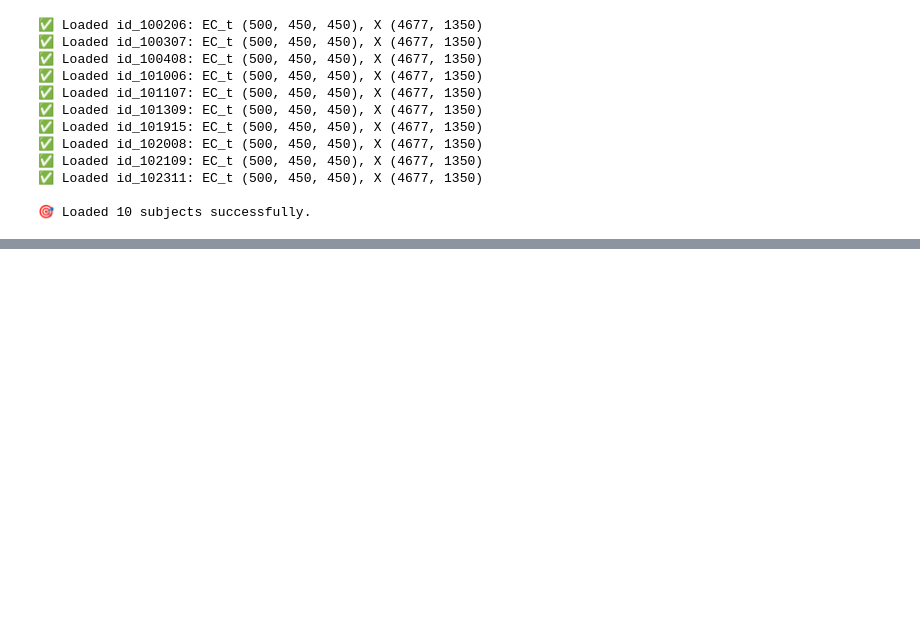
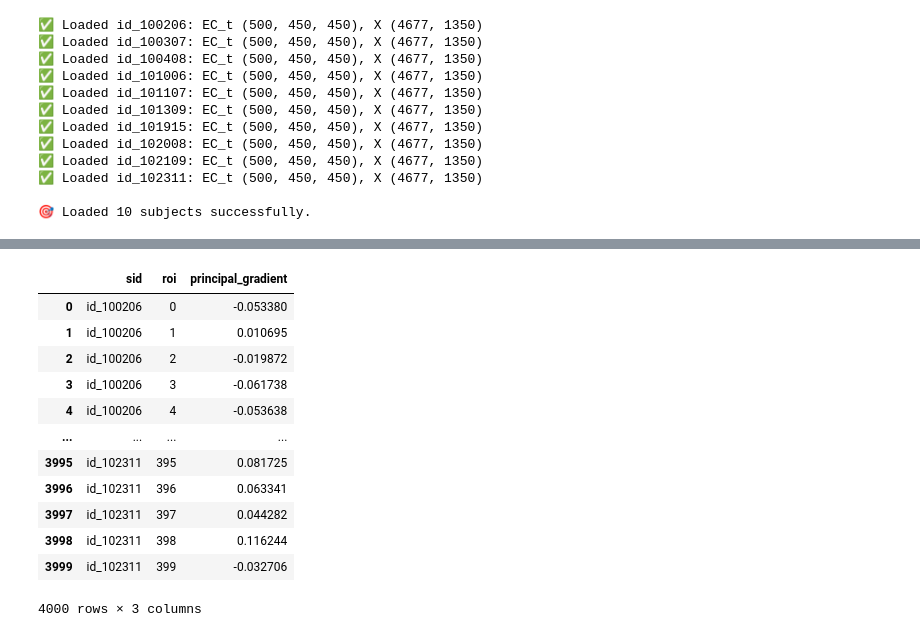
Before and after one commit to grabuffo/BrainStim_ANN_fMRI_HCP, a Jupyter notebook: notebooks/Make_dataframe.ipynb, the cells around one changed output, grey strips where cells are left out. Cells and saved outputs as stored; diff of their text form; code cells hidden in the pictures; blank space fills up the shorter version.

```diff
--- a/notebooks/Make_dataframe.ipynb
+++ b/notebooks/Make_dataframe.ipynb
@@ -207,3 +264,19 @@ df = df.merge(grad_df, on=["sid", "roi"], how="left")
+# %%
+grad_df
+# %% [output]
+|  | sid | roi | principal_gradient |
+| 0 | id_100206 | 0 | -0.053380 |
+| 1 | id_100206 | 1 | 0.010695 |
+| 2 | id_100206 | 2 | -0.019872 |
+| 3 | id_100206 | 3 | -0.061738 |
+| 4 | id_100206 | 4 | -0.053638 |
+| ... | ... | ... | ... |
+| 3995 | id_102311 | 395 | 0.081725 |
+| 3996 | id_102311 | 396 | 0.063341 |
+| 3997 | id_102311 | 397 | 0.044282 |
+| 3998 | id_102311 | 398 | 0.116244 |
+| 3999 | id_102311 | 399 | -0.032706 |
+4000 rows × 3 columns
 # %%
 df
 # %% [output]
```
Also changed, not shown: parts of 10 cells of this notebook.
